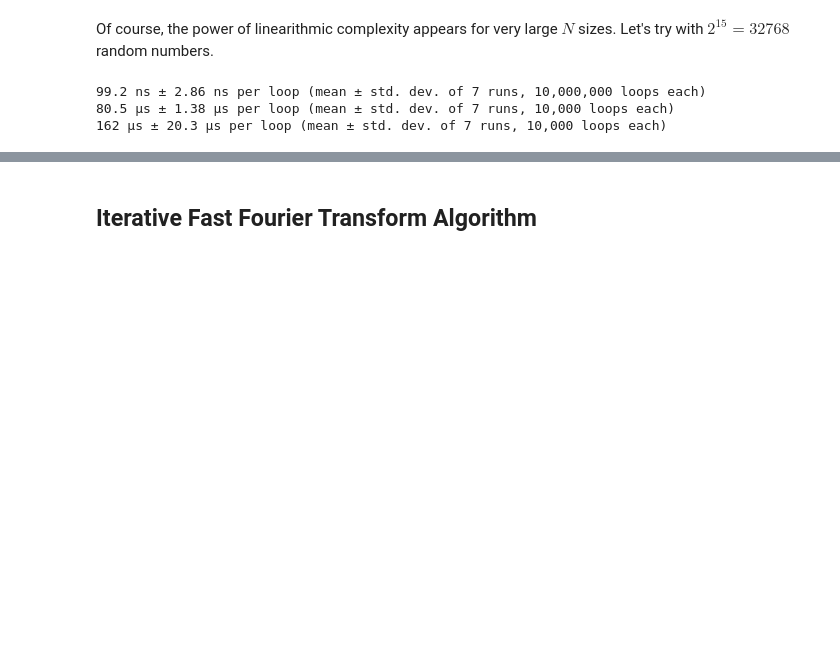
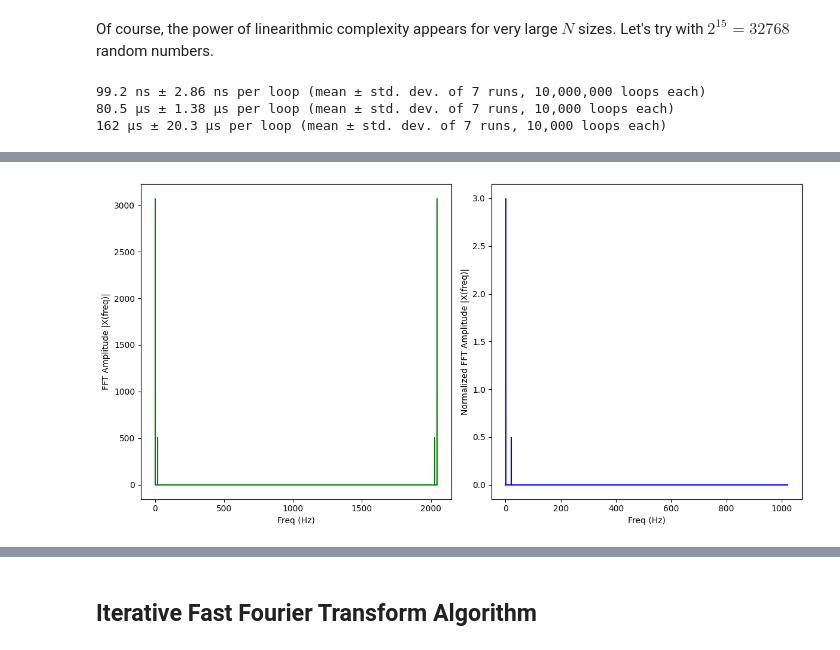
Before and after one commit to godblessourdeadkotatsu/dba2024, a Jupyter notebook: fft.ipynb, the cells around one changed output, grey strips where cells are left out. Saved outputs shown, nothing was run; the diff lists cells and outputs as text; code cells hidden in the pictures; blank space fills up the shorter version.

```diff
--- a/fft.ipynb
+++ b/fft.ipynb
@@ -272,0 +276,33 @@ plt.show()
+# %%
+X=dit_FFT(additive_wave)
+
+# calculate the frequency
+N = len(X)
+n = np.arange(N)
+T = N/samps
+freq = n/T
+
+plt.figure(figsize = (12, 6))
+plt.subplot(121)
+plt.stem(freq, abs(X), 'g',  markerfmt=" ", basefmt="-g")
+plt.xlabel('Freq (Hz)')
+plt.ylabel('FFT Amplitude |X(freq)|')
+# Get the one-sided specturm
+n_oneside = N//2
+# get the one side frequency
+f_oneside = freq[:n_oneside]
+
+# normalize the amplitude
+X_oneside =X[:n_oneside]/n_oneside
+
+plt.subplot(122)
+plt.stem(f_oneside, abs(X_oneside), 'b', \
+         markerfmt=" ", basefmt="-b")
+plt.xlabel('Freq (Hz)')
+plt.ylabel('Normalized FFT Amplitude |X(freq)|')
+plt.tight_layout()
+plt.show()
+
+plt.show()
+# %% [output]
+[figure, added]
```
Also changed, not shown: parts of 4 cells of this notebook.
